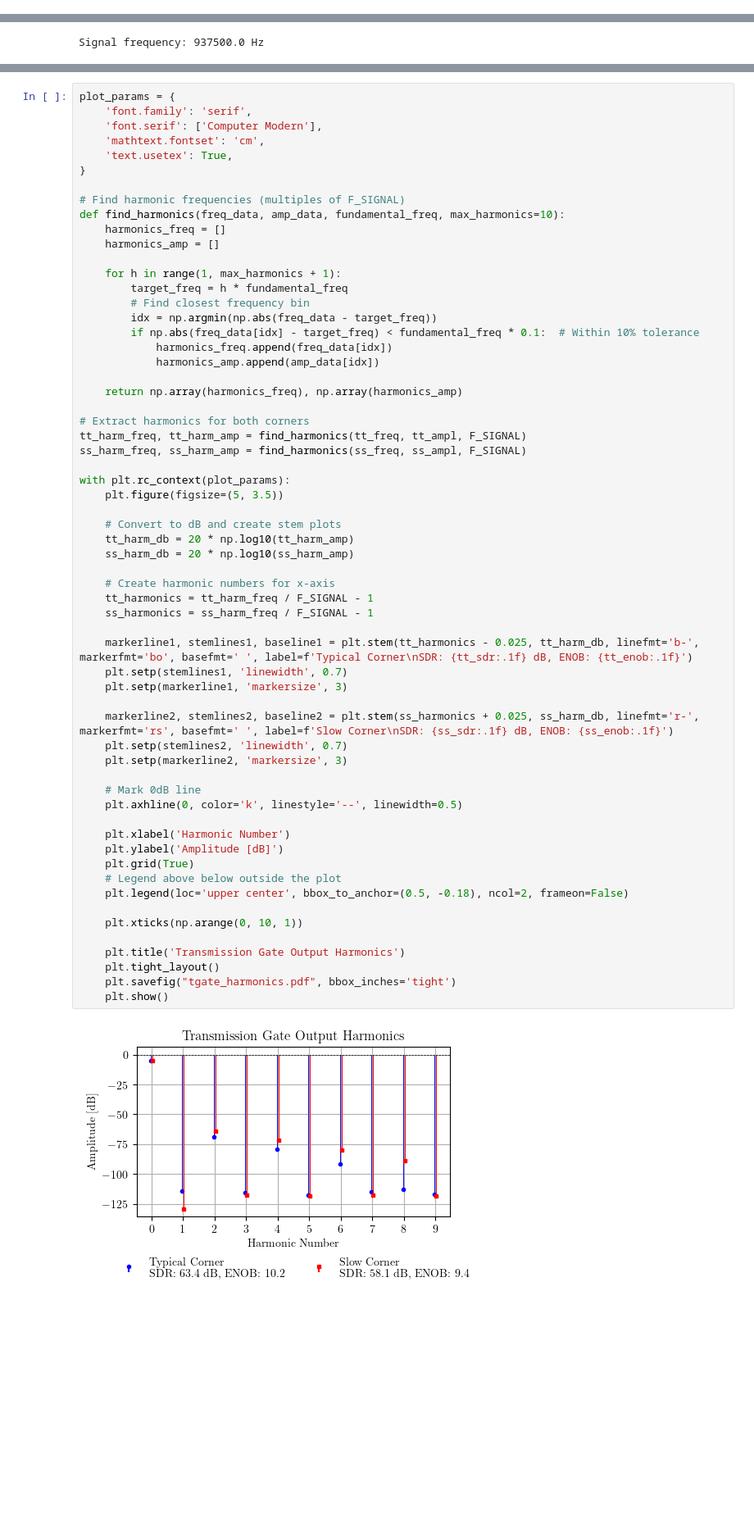
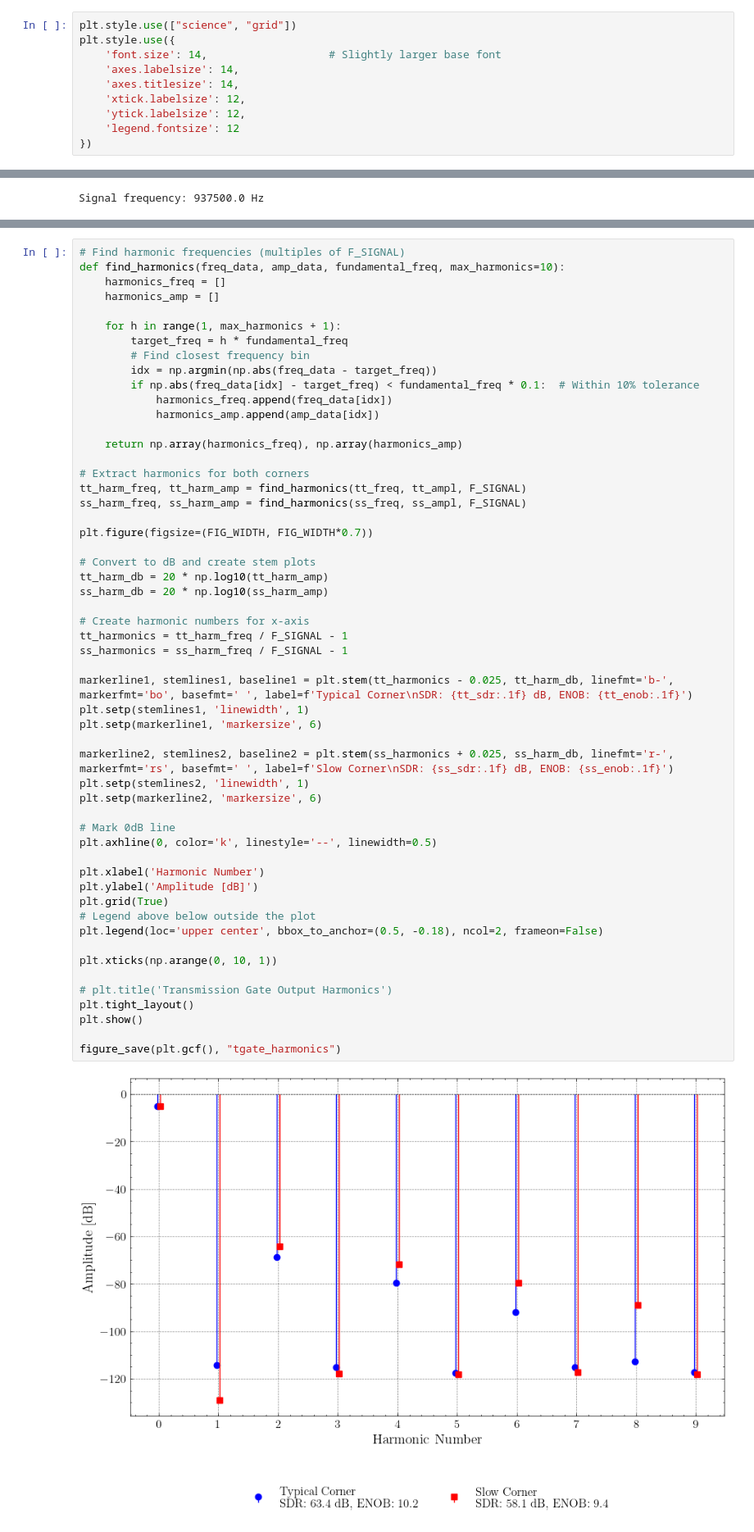
Before and after one commit to CedricHirschi/ngspice_cosim_inv, a Jupyter notebook: visualization/tgate.ipynb, the cells around one changed output, grey strips where cells are left out. Shown at 82% size. Cells and saved outputs as stored; diff of their text form; blank space fills up the shorter version.

Commit message:
Various visualizations

```diff
--- a/visualization/tgate.ipynb
+++ b/visualization/tgate.ipynb
@@ -4,3 +9,13 @@ import matplotlib.pyplot as plt
+# %%
+plt.style.use(["science", "grid"])
+plt.style.use({
+    'font.size': 14,                   # Slightly larger base font
+    'axes.labelsize': 14,
+    'axes.titlesize': 14,
+    'xtick.labelsize': 12,
+    'ytick.labelsize': 12,
+    'legend.fontsize': 12
+})
 # %%
 F_SAMPLING = 80e6
 N = 128
@@ -25,68 +40,61 @@ ss_sdr = ss[-1, 0]
 tt_enob = tt[-1, 1]
 ss_enob = ss[-1, 1]
 # %%
-plot_params = {
-    'font.family': 'serif',
-    'font.serif': ['Computer Modern'],
-    'mathtext.fontset': 'cm',
-    'text.usetex': True,
-}
-
 # Find harmonic frequencies (multiples of F_SIGNAL)
 def find_harmonics(freq_data, amp_data, fundamental_freq, max_harmonics=10):
     harmonics_freq = []
     harmonics_amp = []
 
     for h in range(1, max_harmonics + 1):
         target_freq = h * fundamental_freq
         # Find closest frequency bin
         idx = np.argmin(np.abs(freq_data - target_freq))
         if np.abs(freq_data[idx] - target_freq) < fundamental_freq * 0.1:  # Within 10% tolerance
             harmonics_freq.append(freq_data[idx])
             harmonics_amp.append(amp_data[idx])
 
     return np.array(harmonics_freq), np.array(harmonics_amp)
 
 # Extract harmonics for both corners
 tt_harm_freq, tt_harm_amp = find_harmonics(tt_freq, tt_ampl, F_SIGNAL)
 ss_harm_freq, ss_harm_amp = find_harmonics(ss_freq, ss_ampl, F_SIGNAL)
 
-with plt.rc_context(plot_params):
-    plt.figure(figsize=(5, 3.5))
+plt.figure(figsize=(FIG_WIDTH, FIG_WIDTH*0.7))
 
-    # Convert to dB and create stem plots
-    tt_harm_db = 20 * np.log10(tt_harm_amp)
-    ss_harm_db = 20 * np.log10(ss_harm_amp)
+# Convert to dB and create stem plots
+tt_harm_db = 20 * np.log10(tt_harm_amp)
+ss_harm_db = 20 * np.log10(ss_harm_amp)
 
-    # Create harmonic numbers for x-axis
-    tt_harmonics = tt_harm_freq / F_SIGNAL - 1
-    ss_harmonics = ss_harm_freq / F_SIGNAL - 1
+# Create harmonic numbers for x-axis
+tt_harmonics = tt_harm_freq / F_SIGNAL - 1
+ss_harmonics = ss_harm_freq / F_SIGNAL - 1
 
-    markerline1, stemlines1, baseline1 = plt.stem(tt_harmonics - 0.025, tt_harm_db, linefmt='b-', markerfmt='bo', basefmt=' ', label=f'Typical Corner\nSDR: {tt_sdr:.1f} dB, ENOB: {tt_enob:.1f}')
-    plt.setp(stemlines1, 'linewidth', 0.7)
-    plt.setp(markerline1, 'markersize', 3)
+markerline1, stemlines1, baseline1 = plt.stem(tt_harmonics - 0.025, tt_harm_db, linefmt='b-', markerfmt='bo', basefmt=' ', label=f'Typical Corner\nSDR: {tt_sdr:.1f} dB, ENOB: {tt_enob:.1f}')
+plt.setp(stemlines1, 'linewidth', 1)
+plt.setp(markerline1, 'markersize', 6)
 
-    markerline2, stemlines2, baseline2 = plt.stem(ss_harmonics + 0.025, ss_harm_db, linefmt='r-', markerfmt='rs', basefmt=' ', label=f'Slow Corner\nSDR: {ss_sdr:.1f} dB, ENOB: {ss_enob:.1f}')
-    plt.setp(stemlines2, 'linewidth', 0.7)
-    plt.setp(markerline2, 'markersize', 3)
+markerline2, stemlines2, baseline2 = plt.stem(ss_harmonics + 0.025, ss_harm_db, linefmt='r-', markerfmt='rs', basefmt=' ', label=f'Slow Corner\nSDR: {ss_sdr:.1f} dB, ENOB: {ss_enob:.1f}')
+plt.setp(stemlines2, 'linewidth', 1)
+plt.setp(markerline2, 'markersize', 6)
 
-    # Mark 0dB line
-    plt.axhline(0, color='k', linestyle='--', linewidth=0.5)
+# Mark 0dB line
+plt.axhline(0, color='k', linestyle='--', linewidth=0.5)
 
-    plt.xlabel('Harmonic Number')
-    plt.ylabel('Amplitude [dB]')
-    plt.grid(True)
-    # Legend above below outside the plot
-    plt.legend(loc='upper center', bbox_to_anchor=(0.5, -0.18), ncol=2, frameon=False)
+plt.xlabel('Harmonic Number')
+plt.ylabel('Amplitude [dB]')
+plt.grid(True)
+# Legend above below outside the plot
+plt.legend(loc='upper center', bbox_to_anchor=(0.5, -0.18), ncol=2, frameon=False)
 
-    plt.xticks(np.arange(0, 10, 1))
+plt.xticks(np.arange(0, 10, 1))
 
-    plt.title('Transmission Gate Output Harmonics')
-    plt.tight_layout()
-    plt.savefig("tgate_harmonics.pdf", bbox_inches='tight')
-    plt.show()
+# plt.title('Transmission Gate Output Harmonics')
+plt.tight_layout()
+plt.show()
+
+figure_save(plt.gcf(), "tgate_harmonics")
 # %% [output]
-[figure, old version]
+[figure, new version]
 # %%
 harmonics_tt_128 = np.load("../designs/tgate/harmonics128.npy")
 harmonics_ss_128 = np.load("../designs/tgate_slow/harmonics128.npy")
```
Also changed, not shown: parts of 2 cells of this notebook, 12 other files.
